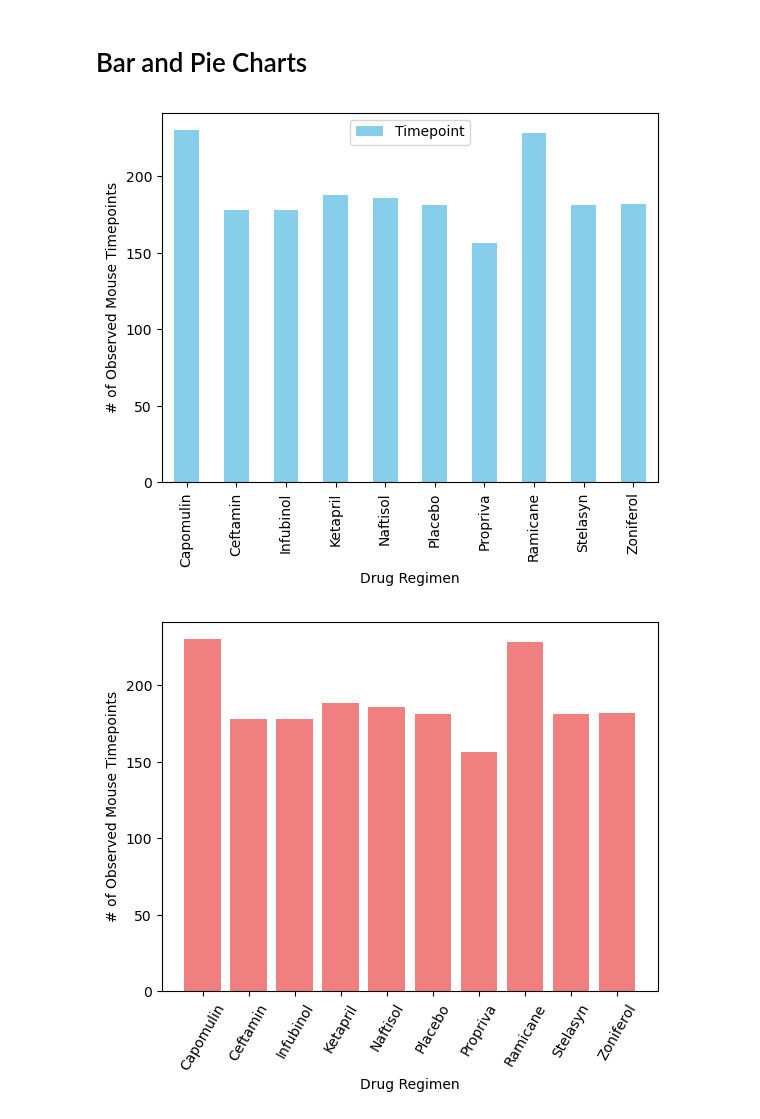
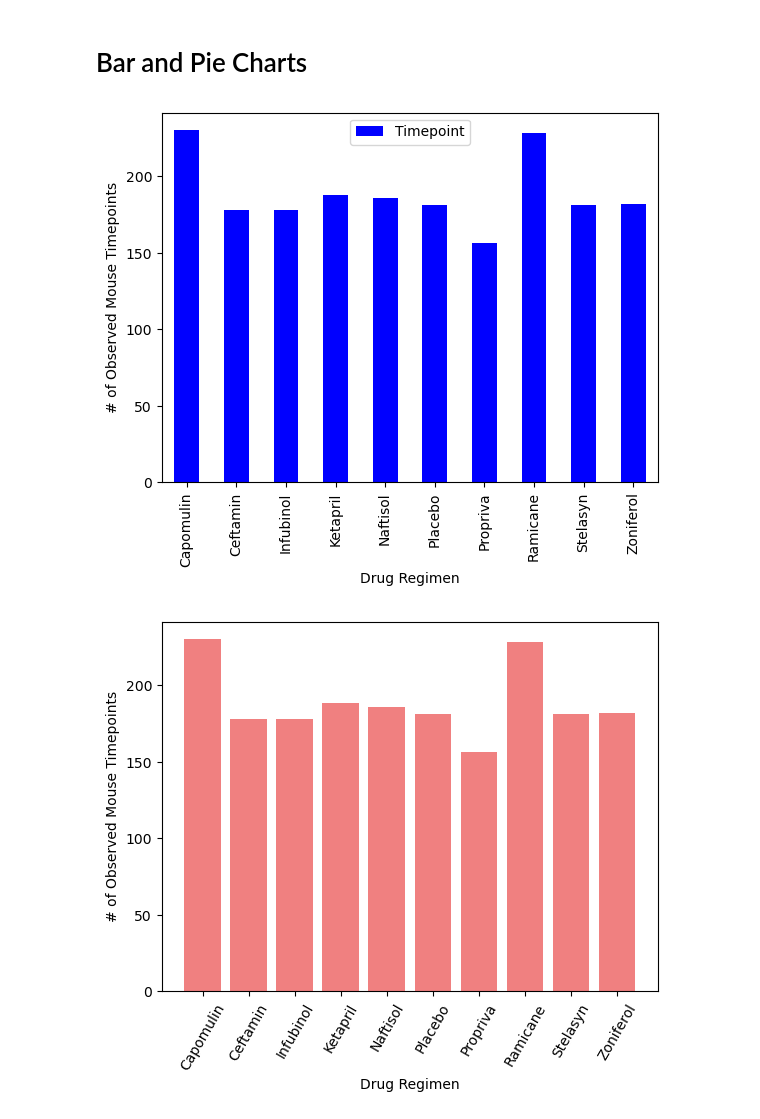
Before and after one commit to datakreese/visualization-challenge, a Jupyter notebook: pymaceuticals.ipynb, the cells around one changed output. Cells and saved outputs as stored; diff of their text form; code cells hidden in the pictures.

```diff
--- a/pymaceuticals.ipynb
+++ b/pymaceuticals.ipynb
@@ -108,18 +106,18 @@ tumor_df.head()
 # %%
 # Generate a bar plot showing the total number of rows (Mouse ID/Timepoints) for each drug regimen using Pandas.
 grouped_df = cleaned_df.groupby('Drug Regimen')['Timepoint'].count().reset_index()
 
 #set the columns
 x_column = 'Drug Regimen'
 y_column = 'Timepoint'
 
 # Create the bar plot using Pandas
-grouped_df.plot(x=x_column, y=y_column, kind='bar', color='skyblue')
+grouped_df.plot(x=x_column, y=y_column, kind='bar', color='blue')
 plt.xlabel('Drug Regimen')
 plt.ylabel('# of Observed Mouse Timepoints')
 plt.show()
 # %% [output]
-[figure, old version]
+[figure, new version]
 # %%
 # Generate a bar plot showing the total number of rows (Mouse ID/Timepoints) for each drug regimen using Matplotlib.
 # Set the columns
```
Also changed, not shown: parts of 6 cells of this notebook.
